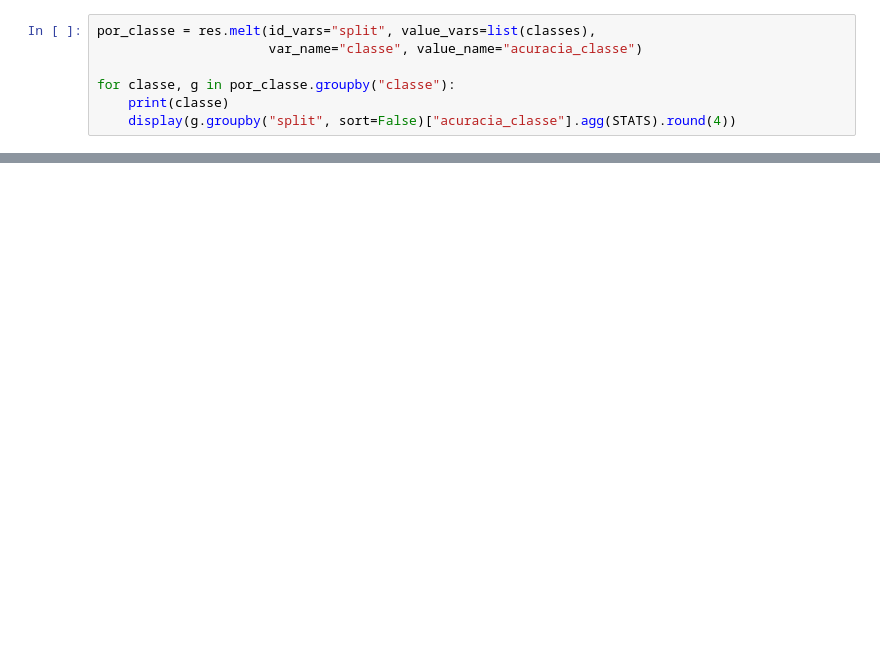
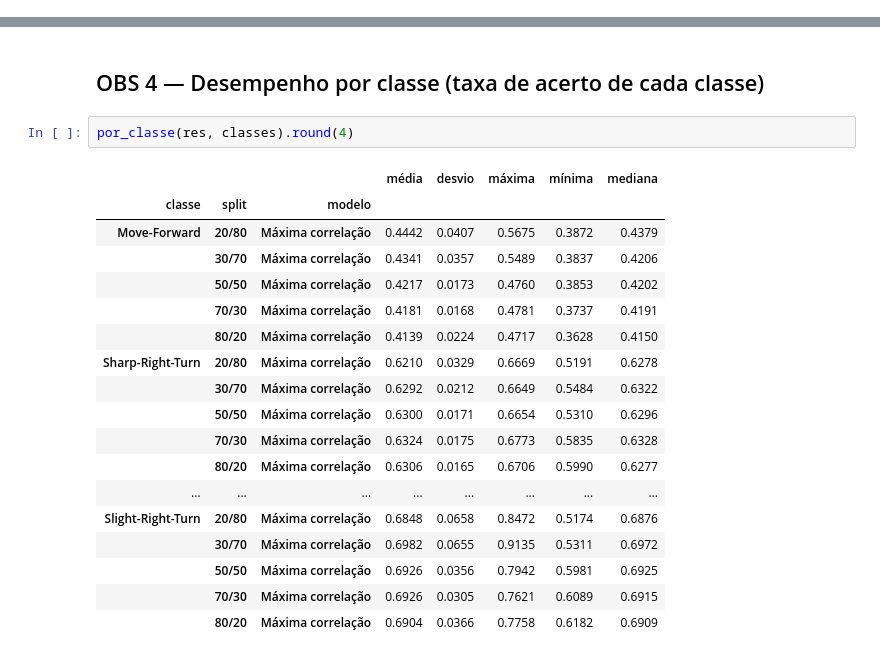
Before and after one commit to gabisponciano/pattern_recognition_1, a Jupyter notebook: classification/max_correlacao.ipynb, the cells around one changed output, grey strips where cells are left out. Saved outputs shown, nothing was run; the diff lists cells and outputs as text; blank space fills up the shorter version.

```diff
--- a/classification/max_correlacao.ipynb
+++ b/classification/max_correlacao.ipynb
@@ -74,7 +53,0 @@ plt.tight_layout()
-# %%
-por_classe = res.melt(id_vars="split", value_vars=list(classes),
-                      var_name="classe", value_name="acuracia_classe")
-
-for classe, g in por_classe.groupby("classe"):
-    print(classe)
-    display(g.groupby("split", sort=False)["acuracia_classe"].agg(STATS).round(4))
@@ -84,0 +78,23 @@ plt.title("Acurácia por classe");
+# %% [markdown]
+## OBS 4 — Desempenho por classe (taxa de acerto de cada classe)
+# %%
+por_classe(res, classes).round(4)
+# %% [output]
+|  |  |  | média | desvio | máxima | mínima | mediana |
+| classe | split | modelo |  |  |  |  |  |
+| Move-Forward | 20/80 | Máxima correlação | 0.4442 | 0.0407 | 0.5675 | 0.3872 | 0.4379 |
+|  | 30/70 | Máxima correlação | 0.4341 | 0.0357 | 0.5489 | 0.3837 | 0.4206 |
+|  | 50/50 | Máxima correlação | 0.4217 | 0.0173 | 0.4760 | 0.3853 | 0.4202 |
+|  | 70/30 | Máxima correlação | 0.4181 | 0.0168 | 0.4781 | 0.3737 | 0.4191 |
+|  | 80/20 | Máxima correlação | 0.4139 | 0.0224 | 0.4717 | 0.3628 | 0.4150 |
+| Sharp-Right-Turn | 20/80 | Máxima correlação | 0.6210 | 0.0329 | 0.6669 | 0.5191 | 0.6278 |
+|  | 30/70 | Máxima correlação | 0.6292 | 0.0212 | 0.6649 | 0.5484 | 0.6322 |
+|  | 50/50 | Máxima correlação | 0.6300 | 0.0171 | 0.6654 | 0.5310 | 0.6296 |
+|  | 70/30 | Máxima correlação | 0.6324 | 0.0175 | 0.6773 | 0.5835 | 0.6328 |
+|  | 80/20 | Máxima correlação | 0.6306 | 0.0165 | 0.6706 | 0.5990 | 0.6277 |
+| ... | ... | ... | ... | ... | ... | ... | ... |
+| Slight-Right-Turn | 20/80 | Máxima correlação | 0.6848 | 0.0658 | 0.8472 | 0.5174 | 0.6876 |
+|  | 30/70 | Máxima correlação | 0.6982 | 0.0655 | 0.9135 | 0.5311 | 0.6972 |
+|  | 50/50 | Máxima correlação | 0.6926 | 0.0356 | 0.7942 | 0.5981 | 0.6925 |
+|  | 70/30 | Máxima correlação | 0.6926 | 0.0305 | 0.7621 | 0.6089 | 0.6915 |
+|  | 80/20 | Máxima correlação | 0.6904 | 0.0366 | 0.7758 | 0.6182 | 0.6909 |
```
Also changed, not shown: parts of 20 cells of this notebook, 19 other files.
